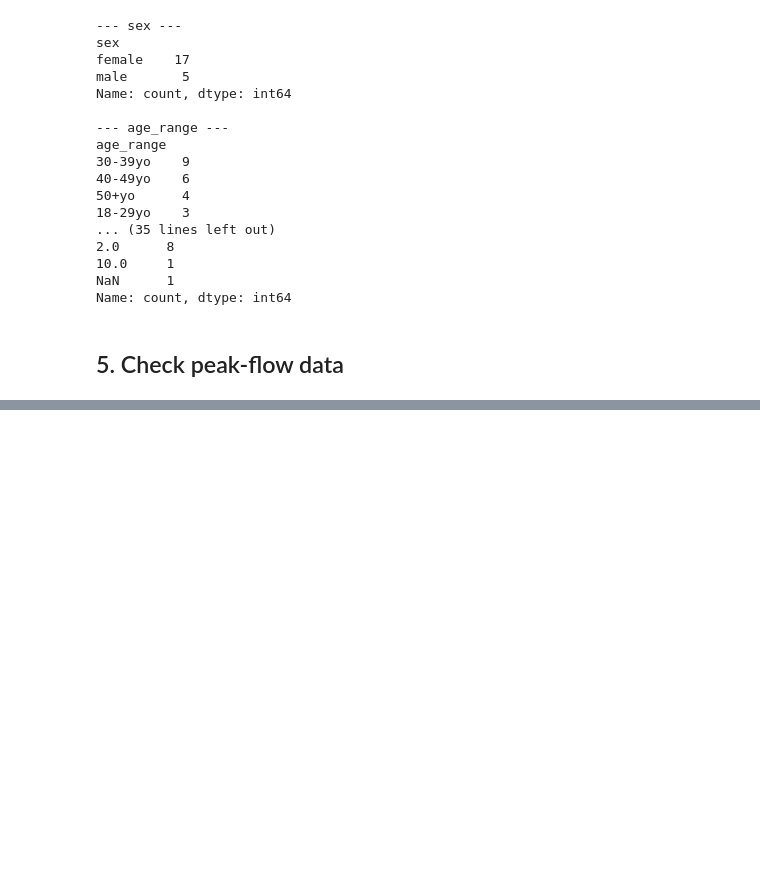
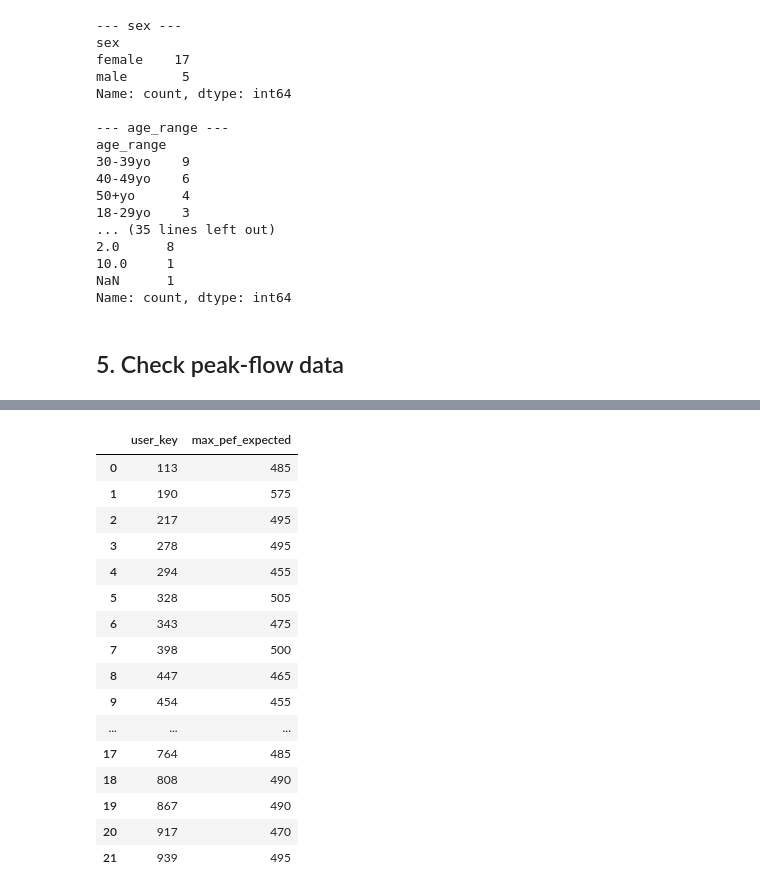
Before and after one commit to dumbgesh/asthma-attack-prediction, a Jupyter notebook: aa_prediction.ipynb, the cells around one changed output, grey strips where cells are left out. Cells and saved outputs as stored; diff of their text form; code cells hidden in the pictures; blank space fills up the shorter version.

```diff
--- a/aa_prediction.ipynb
+++ b/aa_prediction.ipynb
@@ -268,0 +298,21 @@ max     939.000000   183.000000    23.000000   639.000000
+# %%
+# Check expected peak flow
+patient[["user_key", "max_pef_expected"]]
+# %% [output]
+|  | user_key | max_pef_expected |
+| 0 | 113 | 485 |
+| 1 | 190 | 575 |
+| 2 | 217 | 495 |
+| 3 | 278 | 495 |
+| 4 | 294 | 455 |
+| 5 | 328 | 505 |
+| 6 | 343 | 475 |
+| 7 | 398 | 500 |
+| 8 | 447 | 465 |
+| 9 | 454 | 455 |
+| ... | ... | ... |
+| 17 | 764 | 485 |
+| 18 | 808 | 490 |
+| 19 | 867 | 490 |
+| 20 | 917 | 470 |
+| 21 | 939 | 495 |
```
Also changed, not shown: parts of 12 cells of this notebook.
